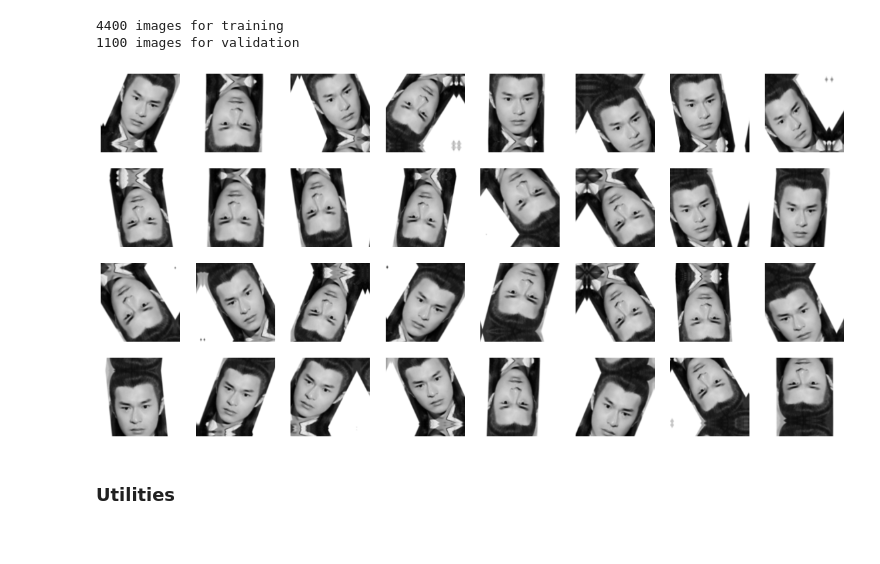
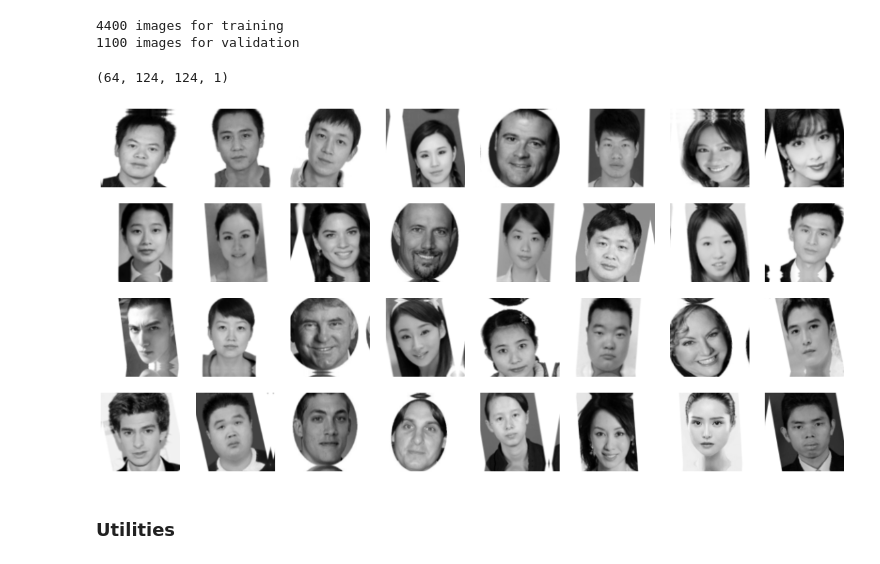
Before and after one commit to LapTQ/IT3910E_facial_beauty_pediction, a Jupyter notebook: facial_beauty_perception.ipynb, the cells around one changed output. Drawn from its saved outputs; the diff is of its cells as text; code cells hidden in the pictures.

```diff
--- a/facial_beauty_perception.ipynb
+++ b/facial_beauty_perception.ipynb
@@ -107,9 +107,9 @@ def set_seed(seed):
 ### Load images
 # %%
 #@title Choose hyper-parameter
-image_size =  175#@param [224] {allow-input: true} {type:"integer"}
+image_size =  124#@param [224] {allow-input: true} {type:"integer"}
 
-batch_size = 32 #@param [32, 64, 128, 256]
+batch_size = "64" #@param [32, 64, 128, 256]
 
 channels = "1" #@param [1, 3]
 
@@ -259,6 +259,23 @@ print('%d images for validation' % (len(val_scores_df)))
 # %% [output]
 4400 images for training
 1100 images for validation
+# %%
+resize_and_scale = tf.keras.Sequential(
+    [
+     tf.keras.layers.Resizing(*image_size, crop_to_aspect_ratio=True),
+     tf.keras.layers.Rescaling(1./255), # use offset=-1 if wanted it to be [-1, 1]
+     ]
+)
+
+data_augmentation = tf.keras.Sequential(
+    [
+     tf.keras.layers.RandomFlip("horizontal"),
+     tf.keras.layers.RandomRotation(0.05),
+     tf.keras.layers.RandomContrast(0.5),
+     tf.keras.layers.RandomZoom(0.08, 0.08),
+     tf.keras.layers.RandomTranslation(0.14, 0.14)
+     ]
+)
 # %%
 def filename_to_img(filename, label):
     img_string = tf.io.read_file(filename)
@@ -274,16 +291,18 @@ def filename_to_img(filename, label):
     return img, label
 
 train_ds = tf.data.Dataset.from_tensor_slices((train_scores_df['file_name'], train_scores_df['score']))
-val_ds = tf.data.Dataset.from_tensor_slices((val_scores_df['file_name'], val_scores_df['score']))
+test_ds = tf.data.Dataset.from_tensor_slices((val_scores_df['file_name'], val_scores_df['score']))
 
-def configure_dataset(ds):
+def configure_dataset(ds, training=False):
     ds = ds.prefetch(buffer_size=5500)
     ds = ds.map(filename_to_img, num_parallel_calls=tf.data.AUTOTUNE)
+    ds = ds.map(lambda x, y: (resize_and_scale(x), y))
     ds = ds.cache()
+    ds = ds.map(lambda x, y: (data_augmentation(x, training=training), y))
     ds = ds.shuffle(buffer_size=5500)
     ds = ds.batch(batch_size)
 
     return ds
 
-train_ds = configure_dataset(train_ds)
-val_ds = configure_dataset(val_ds)
+train_ds = configure_dataset(train_ds, training=True)
+test_ds = configure_dataset(test_ds)
@@ -300,16 +309,19 @@ data_augmentation = tf.keras.Sequential([
 # %%
 plt.figure(figsize=(20, 10))
 for img, sco in train_ds.take(1):
+    print(img.shape)
     for i in range(32):
-        augmented_image = data_augmentation(img)
+        # augmented_image = data_augmentation(img[i])
         ax = plt.subplot(4, 8, i + 1)
         if channels == 1:
-            plt.imshow(np.squeeze(augmented_image[0], axis=-1), cmap='gray')
+            plt.imshow(np.squeeze(img[i], axis=-1), cmap='gray')
         else:
-            plt.imshow(augmented_image[0])
+            plt.imshow(img[i])
         plt.axis("off")
+plt.show()
 # %% [output]
+(64, 124, 124, 1)
-[figure, old version]
+[figure, new version]
 # %% [markdown]
 ### Utilities
 # %%
```
Also changed, not shown: parts of 17 cells of this notebook.
